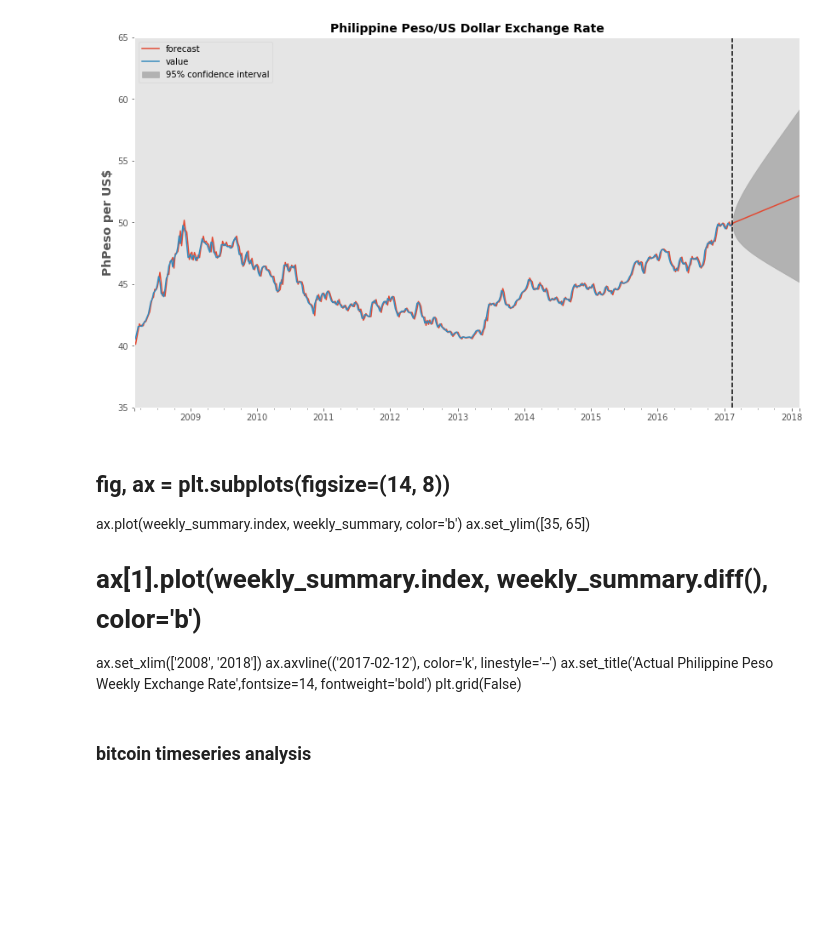
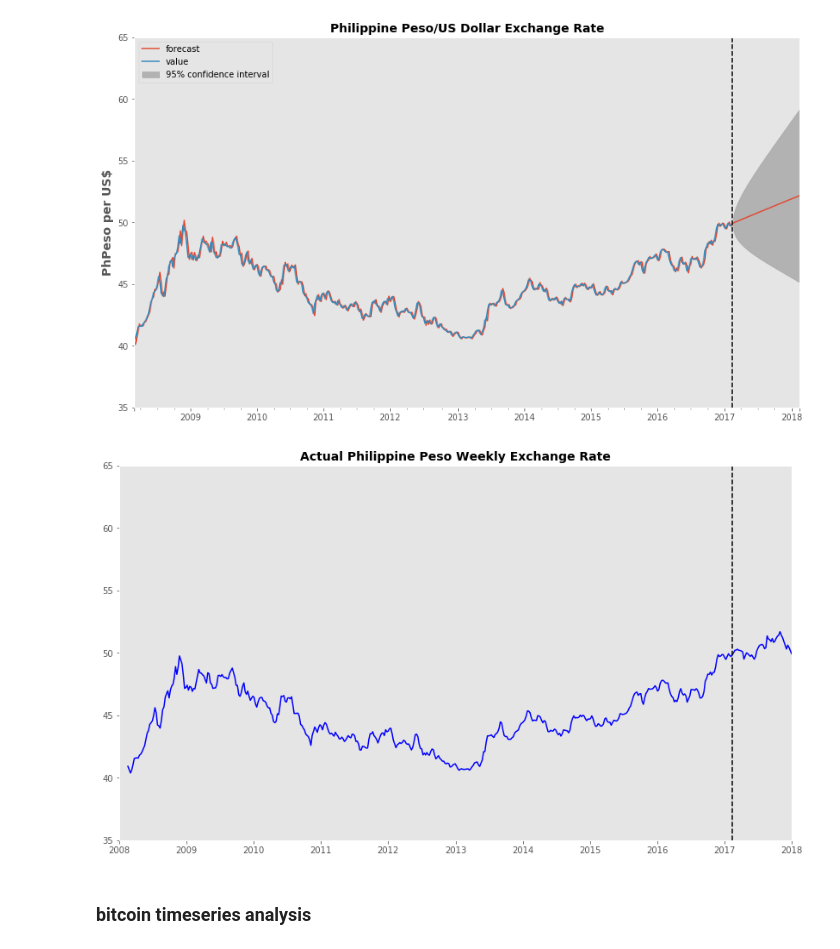
Before and after one commit to pineda-vv/bitcoin_timeseries, a Jupyter notebook: peso_bitcoin_time_series.ipynb, the cells around one changed output. Saved outputs shown, nothing was run; the diff lists cells and outputs as text; code cells hidden in the pictures; blank space fills up the shorter version.

```diff
--- a/peso_bitcoin_time_series.ipynb
+++ b/peso_bitcoin_time_series.ipynb
@@ -175,15 +175,17 @@ ax.grid(False)
 # ax.plot(test.index, test, color='blue', alpha=0.4)
 # %% [output]
 [figure]
-# %% [markdown]
-## fig, ax = plt.subplots(figsize=(14, 8))
-ax.plot(weekly_summary.index, weekly_summary, color='b')
-ax.set_ylim([35, 65])
-# ax[1].plot(weekly_summary.index, weekly_summary.diff(), color='b')
-ax.set_xlim(['2008', '2018'])
-ax.axvline(('2017-02-12'), color='k', linestyle='--')
-ax.set_title('Actual Philippine Peso Weekly Exchange Rate',fontsize=14, fontweight='bold')
-plt.grid(False)
+# %%
+fig, ax = plt.subplots(figsize=(14, 8))
+ax.plot(weekly_summary.index, weekly_summary, color='b')
+ax.set_ylim([35, 65])
+# ax[1].plot(weekly_summary.index, weekly_summary.diff(), color='b')
+ax.set_xlim(['2008', '2018'])
+ax.axvline(('2017-02-12'), color='k', linestyle='--')
+ax.set_title('Actual Philippine Peso Weekly Exchange Rate',fontsize=14, fontweight='bold')
+plt.grid(False)
+# %% [output]
+[figure, added]
 # %% [markdown]
 ### bitcoin timeseries analysis
 # %%
```
Also changed, not shown: parts of 6 cells of this notebook, 2 other files.
